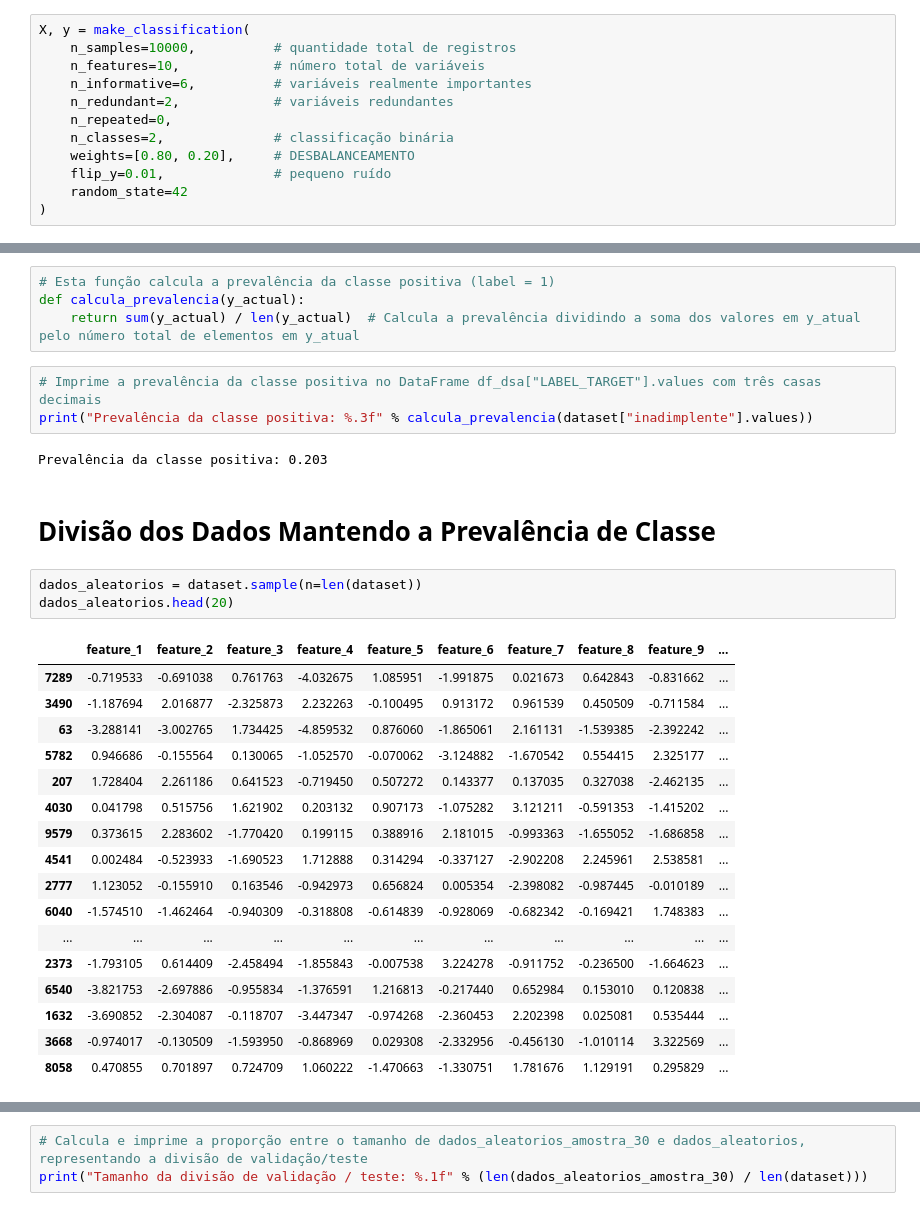
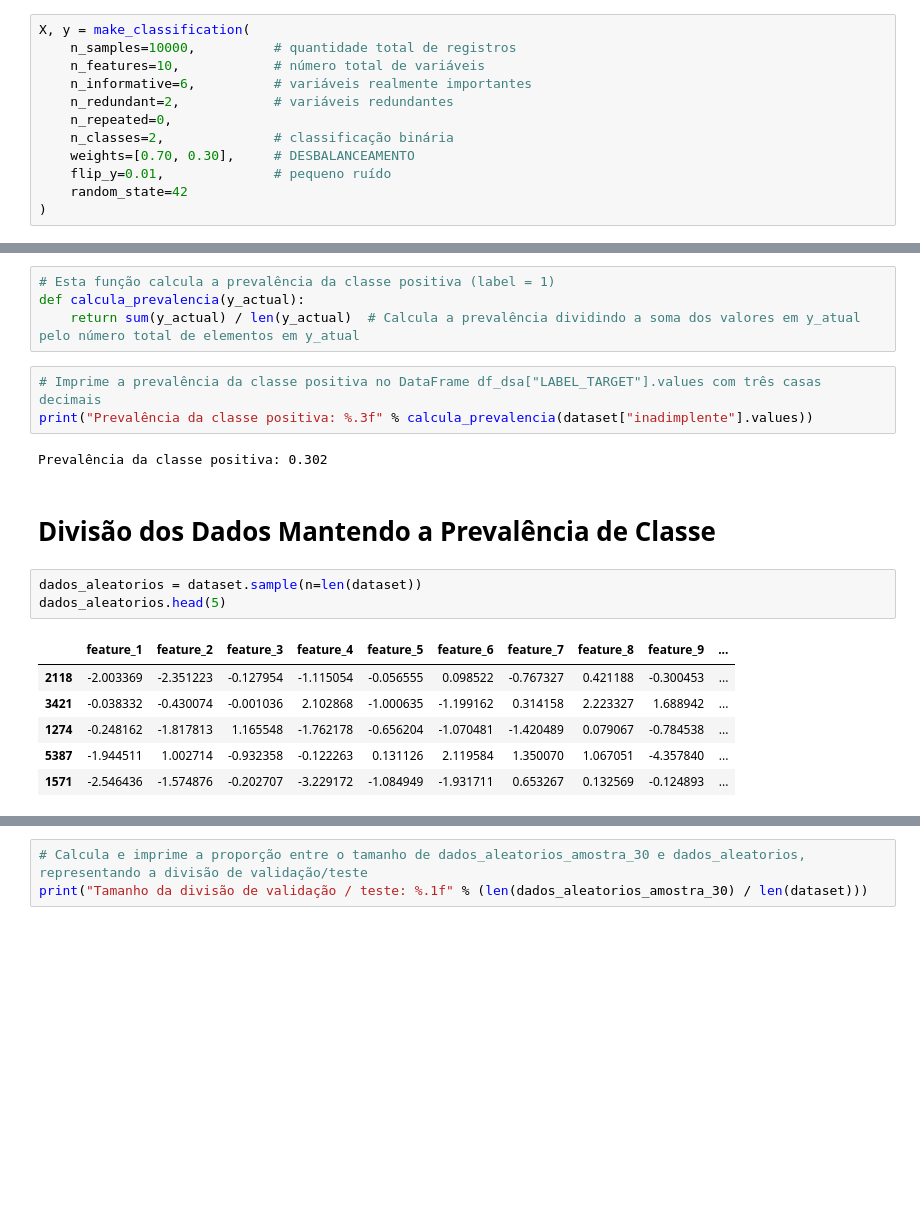
Before and after one commit to RicardodeSouzaSilva/DataVerso, a Jupyter notebook: DESBALANCEAMENTO_CLASSE.ipynb, the cells around one changed output, grey strips where cells are left out. Cells and saved outputs as stored; diff of their text form; blank space fills up the shorter version.

```diff
--- a/DESBALANCEAMENTO_CLASSE.ipynb
+++ b/DESBALANCEAMENTO_CLASSE.ipynb
@@ -22,7 +28,7 @@ X, y = make_classification(
     n_redundant=2,            # variáveis redundantes
     n_repeated=0,
     n_classes=2,              # classificação binária
-    weights=[0.80, 0.20],     # DESBALANCEAMENTO
+    weights=[0.70, 0.30],     # DESBALANCEAMENTO
     flip_y=0.01,              # pequeno ruído
     random_state=42
 )
@@ -72,30 +77,19 @@ def calcula_prevalencia(y_actual):
 # Imprime a prevalência da classe positiva no DataFrame df_dsa["LABEL_TARGET"].values com três casas decimais
 print("Prevalência da classe positiva: %.3f" % calcula_prevalencia(dataset["inadimplente"].values))
 # %% [output]
-Prevalência da classe positiva: 0.203
+Prevalência da classe positiva: 0.302
 # %% [markdown]
 # Divisão dos Dados Mantendo a Prevalência de Classe
 # %%
 dados_aleatorios = dataset.sample(n=len(dataset))
-dados_aleatorios.head(20)
+dados_aleatorios.head(5)
 # %% [output]
 |  | feature_1 | feature_2 | feature_3 | feature_4 | feature_5 | feature_6 | feature_7 | feature_8 | feature_9 | ... |
-| 7289 | -0.719533 | -0.691038 | 0.761763 | -4.032675 | 1.085951 | -1.991875 | 0.021673 | 0.642843 | -0.831662 | ... |
-| 3490 | -1.187694 | 2.016877 | -2.325873 | 2.232263 | -0.100495 | 0.913172 | 0.961539 | 0.450509 | -0.711584 | ... |
-| 63 | -3.288141 | -3.002765 | 1.734425 | -4.859532 | 0.876060 | -1.865061 | 2.161131 | -1.539385 | -2.392242 | ... |
-| 5782 | 0.946686 | -0.155564 | 0.130065 | -1.052570 | -0.070062 | -3.124882 | -1.670542 | 0.554415 | 2.325177 | ... |
-| 207 | 1.728404 | 2.261186 | 0.641523 | -0.719450 | 0.507272 | 0.143377 | 0.137035 | 0.327038 | -2.462135 | ... |
-| 4030 | 0.041798 | 0.515756 | 1.621902 | 0.203132 | 0.907173 | -1.075282 | 3.121211 | -0.591353 | -1.415202 | ... |
-| 9579 | 0.373615 | 2.283602 | -1.770420 | 0.199115 | 0.388916 | 2.181015 | -0.993363 | -1.655052 | -1.686858 | ... |
-| 4541 | 0.002484 | -0.523933 | -1.690523 | 1.712888 | 0.314294 | -0.337127 | -2.902208 | 2.245961 | 2.538581 | ... |
-| 2777 | 1.123052 | -0.155910 | 0.163546 | -0.942973 | 0.656824 | 0.005354 | -2.398082 | -0.987445 | -0.010189 | ... |
-| 6040 | -1.574510 | -1.462464 | -0.940309 | -0.318808 | -0.614839 | -0.928069 | -0.682342 | -0.169421 | 1.748383 | ... |
-| ... | ... | ... | ... | ... | ... | ... | ... | ... | ... | ... |
-| 2373 | -1.793105 | 0.614409 | -2.458494 | -1.855843 | -0.007538 | 3.224278 | -0.911752 | -0.236500 | -1.664623 | ... |
-| 6540 | -3.821753 | -2.697886 | -0.955834 | -1.376591 | 1.216813 | -0.217440 | 0.652984 | 0.153010 | 0.120838 | ... |
-| 1632 | -3.690852 | -2.304087 | -0.118707 | -3.447347 | -0.974268 | -2.360453 | 2.202398 | 0.025081 | 0.535444 | ... |
-| 3668 | -0.974017 | -0.130509 | -1.593950 | -0.868969 | 0.029308 | -2.332956 | -0.456130 | -1.010114 | 3.322569 | ... |
-| 8058 | 0.470855 | 0.701897 | 0.724709 | 1.060222 | -1.470663 | -1.330751 | 1.781676 | 1.129191 | 0.295829 | ... |
+| 2118 | -2.003369 | -2.351223 | -0.127954 | -1.115054 | -0.056555 | 0.098522 | -0.767327 | 0.421188 | -0.300453 | ... |
+| 3421 | -0.038332 | -0.430074 | -0.001036 | 2.102868 | -1.000635 | -1.199162 | 0.314158 | 2.223327 | 1.688942 | ... |
+| 1274 | -0.248162 | -1.817813 | 1.165548 | -1.762178 | -0.656204 | -1.070481 | -1.420489 | 0.079067 | -0.784538 | ... |
+| 5387 | -1.944511 | 1.002714 | -0.932358 | -0.122263 | 0.131126 | 2.119584 | 1.350070 | 1.067051 | -4.357840 | ... |
+| 1571 | -2.546436 | -1.574876 | -0.202707 | -3.229172 | -1.084949 | -1.931711 | 0.653267 | 0.132569 | -0.124893 | ... |
 # %%
 dados_aleatorios = dados_aleatorios.reset_index(drop=True)
 dados_aleatorios
```
Also changed, not shown: parts of 15 cells of this notebook, 1 other file.
